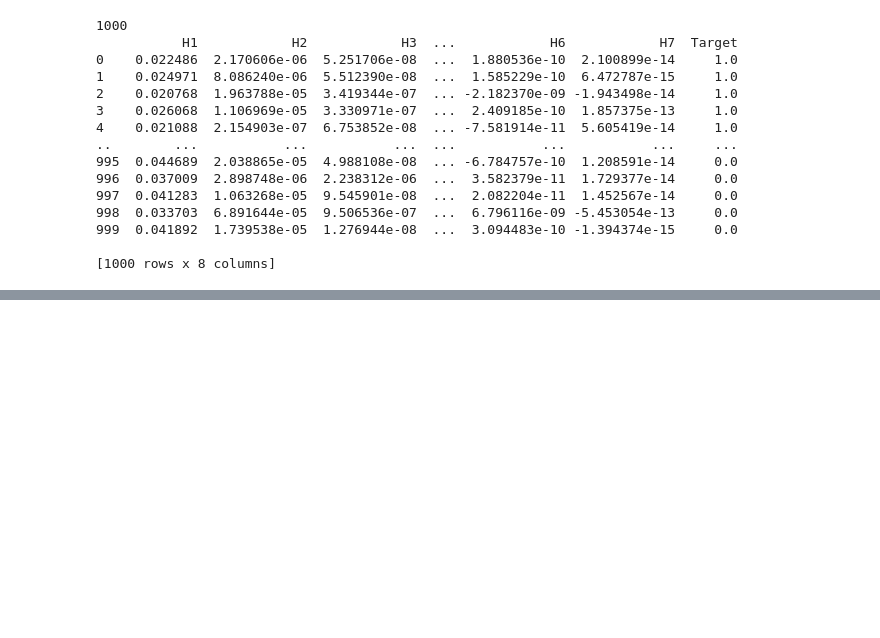
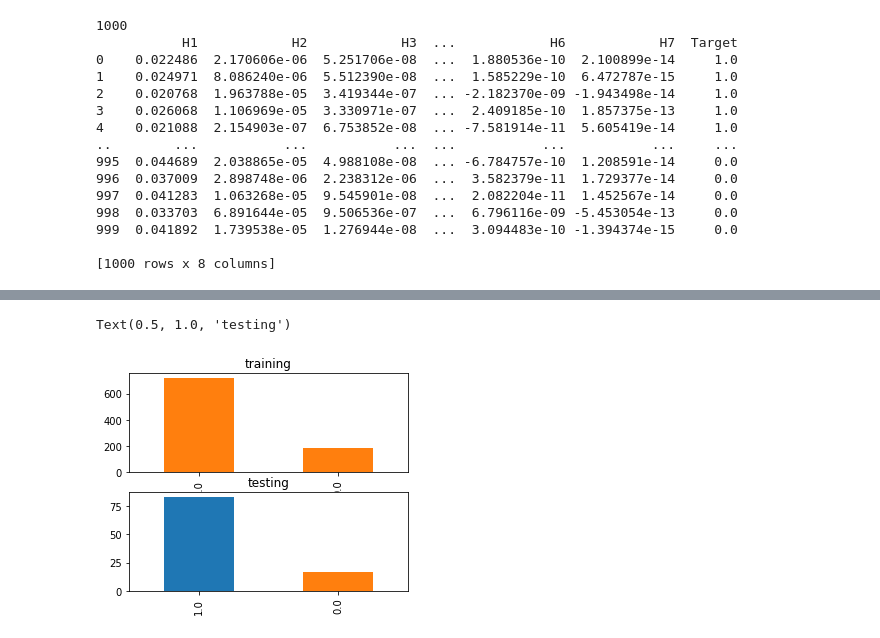
Before and after one commit to aisyahdnn/Skripsi, a Jupyter notebook: Dataset8020.ipynb, the cells around one changed output, grey strips where cells are left out. Drawn from its saved outputs; the diff is of its cells as text; code cells hidden in the pictures; blank space fills up the shorter version.

```diff
--- a/Dataset8020.ipynb
+++ b/Dataset8020.ipynb
@@ -134,3 +134,21 @@ print (dataset)
 999  0.041892  1.739538e-05  1.276944e-08  ...  3.094483e-10 -1.394374e-15     0.0
 
 [1000 rows x 8 columns]
+# %%
+#replace NaN
+zero_not_accepted = [ 'H1', 'H2', 'H3', 'H4', 'H5', 'H6', 'H7' ]
+
+for colum in zero_not_accepted:
+   # dataset [colum] = dataset[colum].replace(0, np.NaN)
+    mean = int(dataset[colum].mean(skipna=True))
+    dataset[colum] = dataset[colum].replace(np.NaN, mean)
+# %%
+#split target and attribute
+x = dataset.iloc[:, 1:7]
+y = dataset.iloc[:, 7]
+#split train n test dataset
+x_train, x_test, y_train, y_test = train_test_split(x,y, random_state=0, test_size=0.1)
+print(len(y_test))
+print(len(x_train))
+print(len(dataset))
+y
@@ -136,0 +171,12 @@ print (dataset)
+# %%
+x_train
+x_test
+y_train
+len(y_test)
+
+plt.figure(figsize=(5,4))
+plt.subplot(2,1,1);y_train.value_counts().plot(kind='bar', color=['C1','C1','C2','C3','C4','C5','C6']);plt.title('training')
+plt.subplot(2,1,2);y_test.value_counts().plot(kind='bar', color=['C0','C1','C2','C3','C4','C5','C6']);plt.title('testing')
+# %% [output]
+Text(0.5, 1.0, 'testing')
+[figure, added]
```
Also changed, not shown: parts of 7 cells of this notebook.
